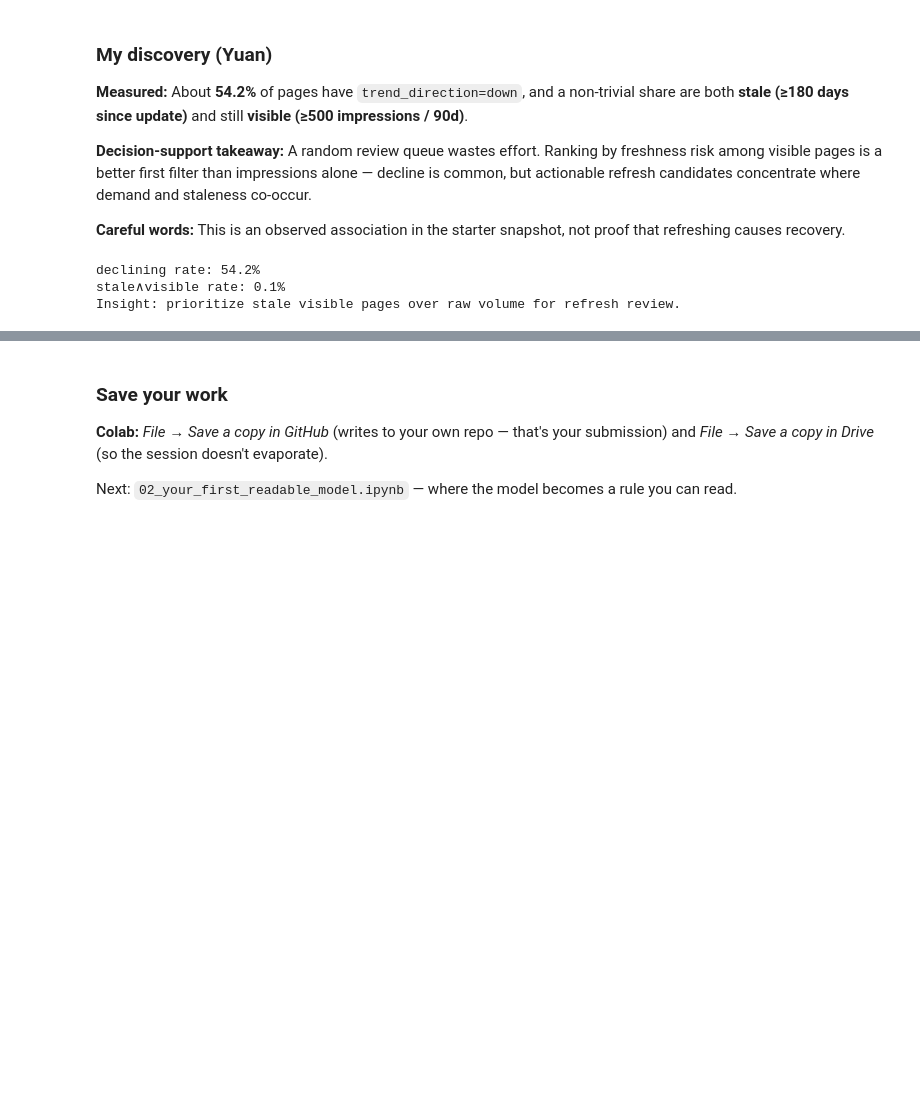
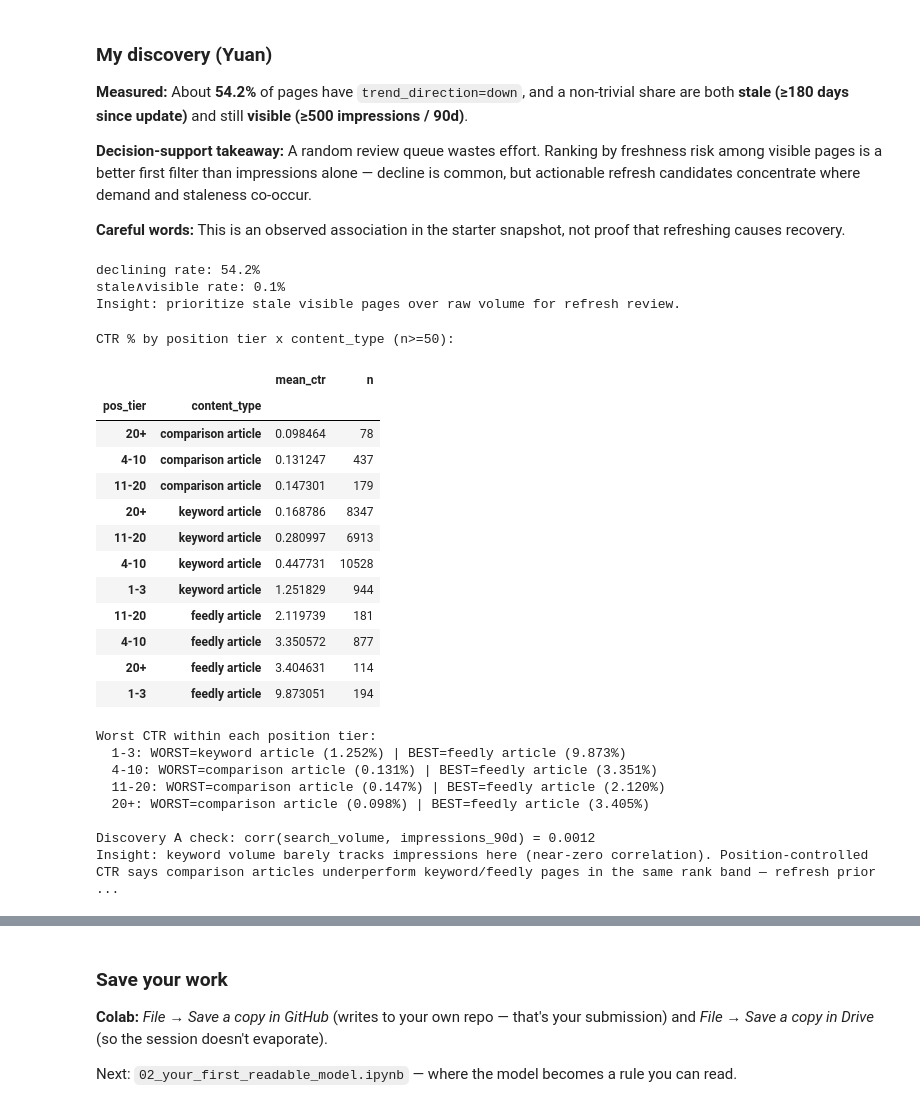
Before and after one commit to yuan05-afk/flyrank-ml-internship, a Jupyter notebook: notebooks/01_first_look_and_discovery.ipynb, the cells around one changed output, grey strips where cells are left out. Saved outputs shown, nothing was run; the diff lists cells and outputs as text; code cells hidden in the pictures; blank space fills up the shorter version.

```diff
--- a/notebooks/01_first_look_and_discovery.ipynb
+++ b/notebooks/01_first_look_and_discovery.ipynb
@@ -199,3 +199,71 @@ stale∧visible rate: 0.1%
 Insight: prioritize stale visible pages over raw volume for refresh review.
 # %%
 # Your discovery here
+# Discovery B (position-controlled): which content_type has the worst CTR?
+import numpy as np
+import pandas as pd
+
+_df = df.copy()
+_df["ctr_pct"] = np.where(
+    _df["impressions_90d"] > 0,
+    _df["clicks_90d"] / _df["impressions_90d"] * 100,
+    np.nan,
+)
+_df["pos_tier"] = pd.cut(
+    _df["avg_position"],
+    bins=[0, 3, 10, 20, 1000],
+    labels=["1-3", "4-10", "11-20", "20+"],
+)
+_g = (
+    _df.dropna(subset=["ctr_pct", "content_type", "pos_tier"])
+    .groupby(["pos_tier", "content_type"], observed=True)["ctr_pct"]
+    .agg(mean_ctr="mean", n="count")
+)
+_g = _g[_g["n"] >= 50].sort_values("mean_ctr")
+print("CTR % by position tier x content_type (n>=50):")
+display(_g)
+
+print("\nWorst CTR within each position tier:")
+for tier in ["1-3", "4-10", "11-20", "20+"]:
+    if tier not in _g.index.get_level_values(0):
+        continue
+    sub = _g.xs(tier)
+    worst = sub["mean_ctr"].idxmin()
+    best = sub["mean_ctr"].idxmax()
+    print(
+        f"  {tier}: WORST={worst} ({sub.loc[worst, 'mean_ctr']:.3f}%) "
+        f"| BEST={best} ({sub.loc[best, 'mean_ctr']:.3f}%)"
+    )
+
+_sv = _df[["search_volume", "impressions_90d"]].dropna()
+_corr = _sv["search_volume"].corr(_sv["impressions_90d"])
+print(f"\nDiscovery A check: corr(search_volume, impressions_90d) = {_corr:.4f}")
+print(
+    "Insight: keyword volume barely tracks impressions here (near-zero correlation). "
+    "Position-controlled CTR says comparison articles underperform keyword/feedly "
+    "pages in the same rank band — refresh priority should weight engagement + trend, "
+    "not volume alone."
+)
+# %% [output]
+CTR % by position tier x content_type (n>=50):
+|  |  | mean_ctr | n |
+| pos_tier | content_type |  |  |
+| 20+ | comparison article | 0.098464 | 78 |
+| 4-10 | comparison article | 0.131247 | 437 |
+| 11-20 | comparison article | 0.147301 | 179 |
+| 20+ | keyword article | 0.168786 | 8347 |
+| 11-20 | keyword article | 0.280997 | 6913 |
+| 4-10 | keyword article | 0.447731 | 10528 |
+| 1-3 | keyword article | 1.251829 | 944 |
+| 11-20 | feedly article | 2.119739 | 181 |
+| 4-10 | feedly article | 3.350572 | 877 |
+| 20+ | feedly article | 3.404631 | 114 |
+| 1-3 | feedly article | 9.873051 | 194 |
+Worst CTR within each position tier:
+  1-3: WORST=keyword article (1.252%) | BEST=feedly article (9.873%)
+  4-10: WORST=comparison article (0.131%) | BEST=feedly article (3.351%)
+  11-20: WORST=comparison article (0.147%) | BEST=feedly article (2.120%)
+  20+: WORST=comparison article (0.098%) | BEST=feedly article (3.405%)
+
+Discovery A check: corr(search_volume, impressions_90d) = 0.0012
+Insight: keyword volume barely tracks impressions here (near-zero correlation). Position-controlled CTR says comparison articles underperform keyword/feedly pages in the same rank band — refresh prior ...
```
Also changed, not shown: parts of 1 cell of this notebook, 1 other file.
